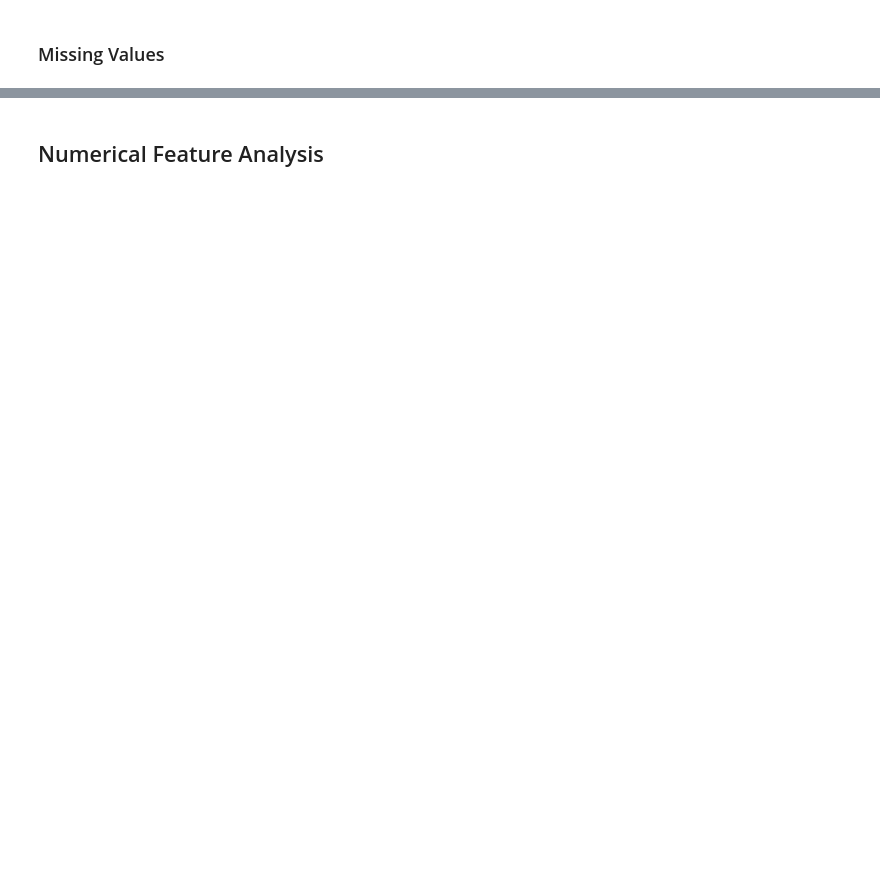
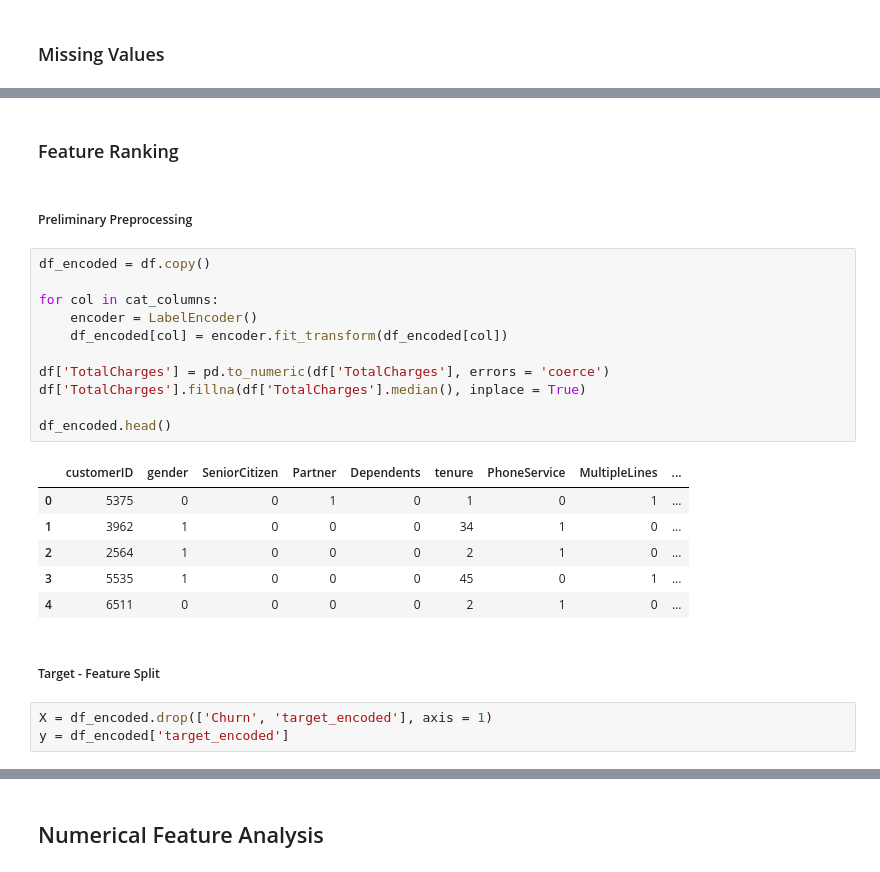
Before and after one commit to DerekSanchez/241117-Telco-Customer-Churn, a Jupyter notebook: notebooks/EDA.ipynb, the cells around one changed output, grey strips where cells are left out. Cells and saved outputs as stored; diff of their text form; blank space fills up the shorter version.

```diff
--- a/notebooks/EDA.ipynb
+++ b/notebooks/EDA.ipynb
@@ -45,0 +226,27 @@ ut.missing_values_by_pivot(df, 'StreamingTV', return_type='percentage', percenta
+# %% [markdown]
+### Feature Ranking
+# %% [markdown]
+##### Preliminary Preprocessing
+# %%
+df_encoded = df.copy()
+
+for col in cat_columns:
+    encoder = LabelEncoder()
+    df_encoded[col] = encoder.fit_transform(df_encoded[col])
+
+df['TotalCharges'] = pd.to_numeric(df['TotalCharges'], errors = 'coerce')
+df['TotalCharges'].fillna(df['TotalCharges'].median(), inplace = True)
+
+df_encoded.head()
+# %% [output]
+|  | customerID | gender | SeniorCitizen | Partner | Dependents | tenure | PhoneService | MultipleLines | ... |
+| 0 | 5375 | 0 | 0 | 1 | 0 | 1 | 0 | 1 | ... |
+| 1 | 3962 | 1 | 0 | 0 | 0 | 34 | 1 | 0 | ... |
+| 2 | 2564 | 1 | 0 | 0 | 0 | 2 | 1 | 0 | ... |
+| 3 | 5535 | 1 | 0 | 0 | 0 | 45 | 0 | 1 | ... |
+| 4 | 6511 | 0 | 0 | 0 | 0 | 2 | 1 | 0 | ... |
+# %% [markdown]
+##### Target - Feature Split
+# %%
+X = df_encoded.drop(['Churn', 'target_encoded'], axis = 1)
+y = df_encoded['target_encoded']
```
Also changed, not shown: parts of 33 cells of this notebook.
